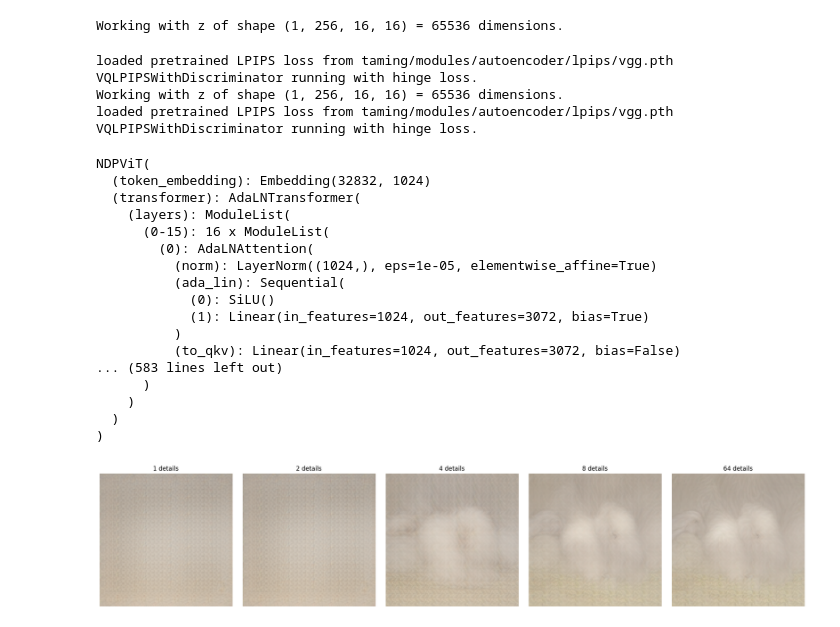
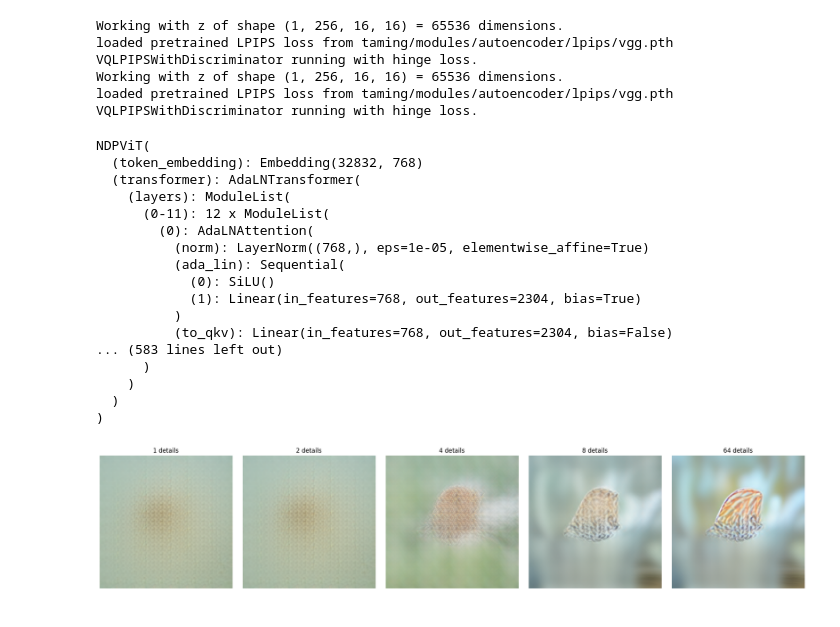
Before and after one commit to mtybadger/ndp, a Jupyter notebook: ndpvit_test.ipynb, the cells around one changed output. Drawn from its saved outputs; the diff is of its cells as text; code cells hidden in the pictures.

```diff
--- a/ndpvit_test.ipynb
+++ b/ndpvit_test.ipynb
@@ -9,39 +9,39 @@ tokenizer = VQMultiModel.load_from_checkpoint("./imagenet_256/vqgan_32768_16/epo
 tokenizer.to("cuda")
 tokenizer.eval()
 
-ndpvit = NDPViT.load_from_checkpoint("imagenet_256/ndpvit_b/epoch=89-step=112680.ckpt", vocab_size=32832, resolutions=[1, 2, 4, 8, 16], hidden_dim=1024, depth=16, heads=16, mlp_dim=2048, dim_head=64)
+ndpvit = NDPViT.load_from_checkpoint("imagenet_256/ndpvit_b/epoch=59-step=150180-v1.ckpt", vocab_size=32832, resolutions=[1, 2, 4, 8, 16], hidden_dim=768, depth=12, heads=12, mlp_dim=1024, dim_head=64)
 ndpvit.to("cuda")
 ndpvit.eval()
 # %% [output]
 Working with z of shape (1, 256, 16, 16) = 65536 dimensions.
+loaded pretrained LPIPS loss from taming/modules/autoencoder/lpips/vgg.pth
+VQLPIPSWithDiscriminator running with hinge loss.
+Working with z of shape (1, 256, 16, 16) = 65536 dimensions.
+loaded pretrained LPIPS loss from taming/modules/autoencoder/lpips/vgg.pth
+VQLPIPSWithDiscriminator running with hinge loss.
-loaded pretrained LPIPS loss from taming/modules/autoencoder/lpips/vgg.pth
-VQLPIPSWithDiscriminator running with hinge loss.
-Working with z of shape (1, 256, 16, 16) = 65536 dimensions.
-loaded pretrained LPIPS loss from taming/modules/autoencoder/lpips/vgg.pth
-VQLPIPSWithDiscriminator running with hinge loss.
+NDPViT(
+  (token_embedding): Embedding(32832, 768)
+  (transformer): AdaLNTransformer(
+    (layers): ModuleList(
+      (0-11): 12 x ModuleList(
+        (0): AdaLNAttention(
+          (norm): LayerNorm((768,), eps=1e-05, elementwise_affine=True)
+          (ada_lin): Sequential(
+            (0): SiLU()
+            (1): Linear(in_features=768, out_features=2304, bias=True)
+          )
+          (to_qkv): Linear(in_features=768, out_features=2304, bias=False)
+... (583 lines left out)
+      )
+    )
+  )
+)
-NDPViT(
-  (token_embedding): Embedding(32832, 1024)
-  (transformer): AdaLNTransformer(
-    (layers): ModuleList(
-      (0-15): 16 x ModuleList(
-        (0): AdaLNAttention(
-          (norm): LayerNorm((1024,), eps=1e-05, elementwise_affine=True)
-          (ada_lin): Sequential(
-            (0): SiLU()
-            (1): Linear(in_features=1024, out_features=3072, bias=True)
-          )
-          (to_qkv): Linear(in_features=1024, out_features=3072, bias=False)
-... (583 lines left out)
-      )
-    )
-  )
-)
 # %%
 import matplotlib.pyplot as plt
 
 tokens = torch.zeros((1, 340), dtype=torch.long, device="cuda")
 uncond_tokens = torch.zeros((1, 340), dtype=torch.long, device="cuda")
-labels = torch.tensor([207], device="cuda")
+labels = torch.tensor([323], device="cuda")
 uncond_labels = torch.full_like(labels, 1000)
 tokens = torch.cat([labels.unsqueeze(1), tokens], dim=1)
 
@@ -78,7 +78,7 @@ def generate_next_detail(tokens, level_idx):
     uncond_logits = ndpvit.forward(uncond_tokens.to("cuda"))
 
     # Merge conditioned and unconditioned logits
-    guidance_scale = 1.0
+    guidance_scale = 0.5
     logits = (1+guidance_scale)*logits - guidance_scale*uncond_logits
 
     # Determine valid token range based on hierarchical level
@@ -101,7 +101,7 @@ def generate_next_detail(tokens, level_idx):
     logits_masked = logits_masked / temperature
 
     # Top-k sampling
-    k = 25
+    k = 5
     probs = torch.softmax(logits_masked, dim=-1)
     top_k_probs, top_k_indices = torch.topk(probs, k, dim=-1)
     top_k_probs = top_k_probs / top_k_probs.sum(dim=-1, keepdim=True)
@@ -127,31 +127,31 @@ while level_idx < 5 and total_details < 64:  # 5 is number of levels
 
     if total_details in [4, 8, 16, 32, 64]:  # Plot at 4, 8, 16, 32, 64 details
         with torch.no_grad():
             # Handle final offsets for each level
             level1_tokens = torch.where(tokens[0, 1:5] != 0, tokens[0, 1:5] - 64, tokens[0, 1:5])
             level2_tokens = torch.where(tokens[0, 5:21] != 0, tokens[0, 5:21] - (64 + 8192), tokens[0, 5:21])
             level3_tokens = torch.where(tokens[0, 21:85] != 0, tokens[0, 21:85] - (64 + 8192 + 8192), tokens[0, 21:85])
             level4_tokens = torch.where(tokens[0, 85:341] != 0, tokens[0, 85:341] - (64 + 8192 + 8192 + 8192), tokens[0, 85:341])
 
             # Convert to codebook entries
             q1 = tokenizer.quantize_1.get_codebook_entry(level4_tokens.to("cuda"), (1, 16, 16, 8))
             q2 = tokenizer.quantize_2.get_codebook_entry(level3_tokens.to("cuda"), (1, 8, 8, 8))
             q3 = tokenizer.quantize_3.get_codebook_entry(level2_tokens.to("cuda"), (1, 4, 4, 8))
             q4 = tokenizer.quantize_4.get_codebook_entry(level1_tokens.to("cuda"), (1, 2, 2, 8))
 
             # Decode image
             img = tokenizer.decode(q1, q2, q3, q4)
             output.append(img)
 
 num_imgs = len(output)
 fig, axes = plt.subplots(1, num_imgs, figsize=(4*num_imgs, 4))
 for i, img in enumerate(output):
     img = torch.clamp(img[0], -1, 1)
     img = (img + 1) / 2
     axes[i].imshow(img.permute(1,2,0).cpu().numpy())
     axes[i].axis('off')
     axes[i].set_title(f'{2**i if i<4 else 64} details')
 plt.tight_layout()
 plt.show()
 # %% [output]
-[figure, old version]
+[figure, new version]
```
Also changed, not shown: 12 other files.
